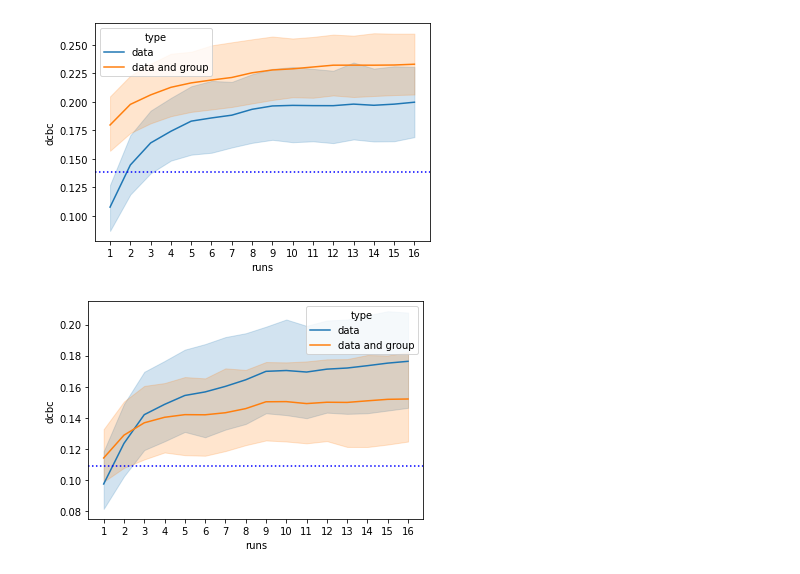
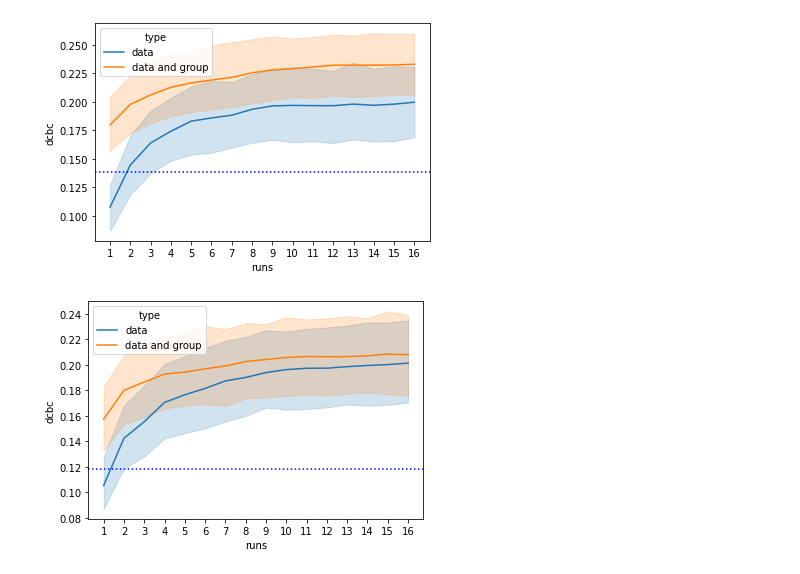
Before and after one commit to DiedrichsenLab/ProbabilisticParcellation, a Jupyter notebook: notebooks/atlas_paper/indiv_group.ipynb, the cells around one changed output. Cells and saved outputs as stored; diff of their text form; code cells hidden in the pictures.

```diff
--- a/notebooks/atlas_paper/indiv_group.ipynb
+++ b/notebooks/atlas_paper/indiv_group.ipynb
@@ -34,6 +38,6 @@ plot_dcbc('indivgroup_asym_Md_K68.tsv')
 # %% [output]
 [figure]
 # %%
-plot_dcbc('indivgroup_NettekovenSym32.tsv')
+plot_dcbc('indivgroup_asym_MdPoNiIbWmDeSo_K68.tsv')
 # %% [output]
-[figure, old version]
+[figure, new version]
```
Also changed, not shown: parts of 1 cell of this notebook.
